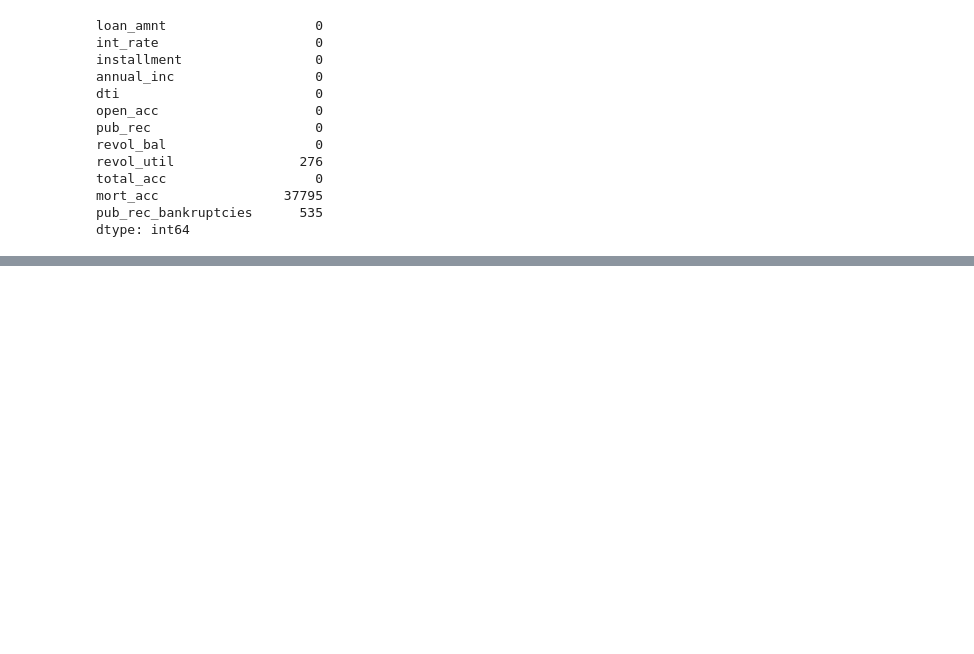
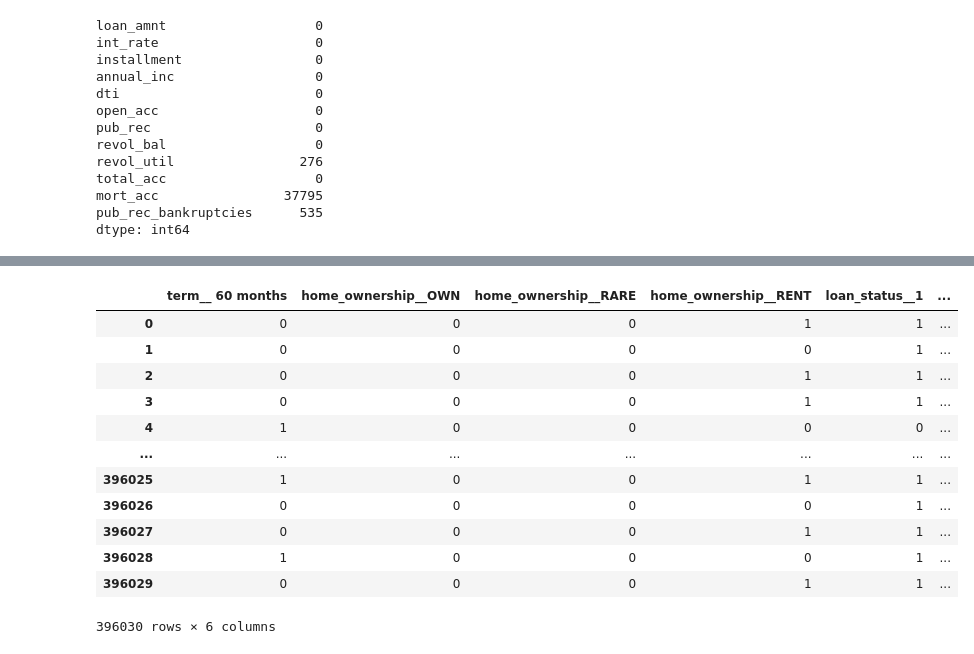
Before and after one commit to adupatil/Loan_credibility_prediction, a Jupyter notebook: Loan_credibility_prediction.ipynb, the cells around one changed output, grey strips where cells are left out. Cells and saved outputs as stored; diff of their text form; code cells hidden in the pictures; blank space fills up the shorter version.

```diff
--- a/Loan_credibility_prediction.ipynb
+++ b/Loan_credibility_prediction.ipynb
@@ -381,0 +744,8 @@ dtype: int64
+# %%
+le = LabelEncoder()
+# %%
+data = pd.DataFrame()
+for feature in ordinal_cat:
+    data[feature]=le.fit_transform(df[feature])
+# %%
+df[ordinal_cat]=data[ordinal_cat]
@@ -381,0 +768,22 @@ dtype: int64
+# %%
+data=pd.DataFrame()
+for feature in nominal_cat:
+    dummy = pd.DataFrame()
+    dummy = pd.get_dummies(df[feature],drop_first=True,prefix=feature+'_')
+    data = pd.concat([data,dummy],axis=1)
+# %%
+data
+# %% [output]
+|  | term__ 60 months | home_ownership__OWN | home_ownership__RARE | home_ownership__RENT | loan_status__1 | ... |
+| 0 | 0 | 0 | 0 | 1 | 1 | ... |
+| 1 | 0 | 0 | 0 | 0 | 1 | ... |
+| 2 | 0 | 0 | 0 | 1 | 1 | ... |
+| 3 | 0 | 0 | 0 | 1 | 1 | ... |
+| 4 | 1 | 0 | 0 | 0 | 0 | ... |
+| ... | ... | ... | ... | ... | ... | ... |
+| 396025 | 1 | 0 | 0 | 1 | 1 | ... |
+| 396026 | 0 | 0 | 0 | 0 | 1 | ... |
+| 396027 | 0 | 0 | 0 | 1 | 1 | ... |
+| 396028 | 1 | 0 | 0 | 0 | 1 | ... |
+| 396029 | 0 | 0 | 0 | 1 | 1 | ... |
+396030 rows × 6 columns
```
Also changed, not shown: parts of 58 cells of this notebook.
